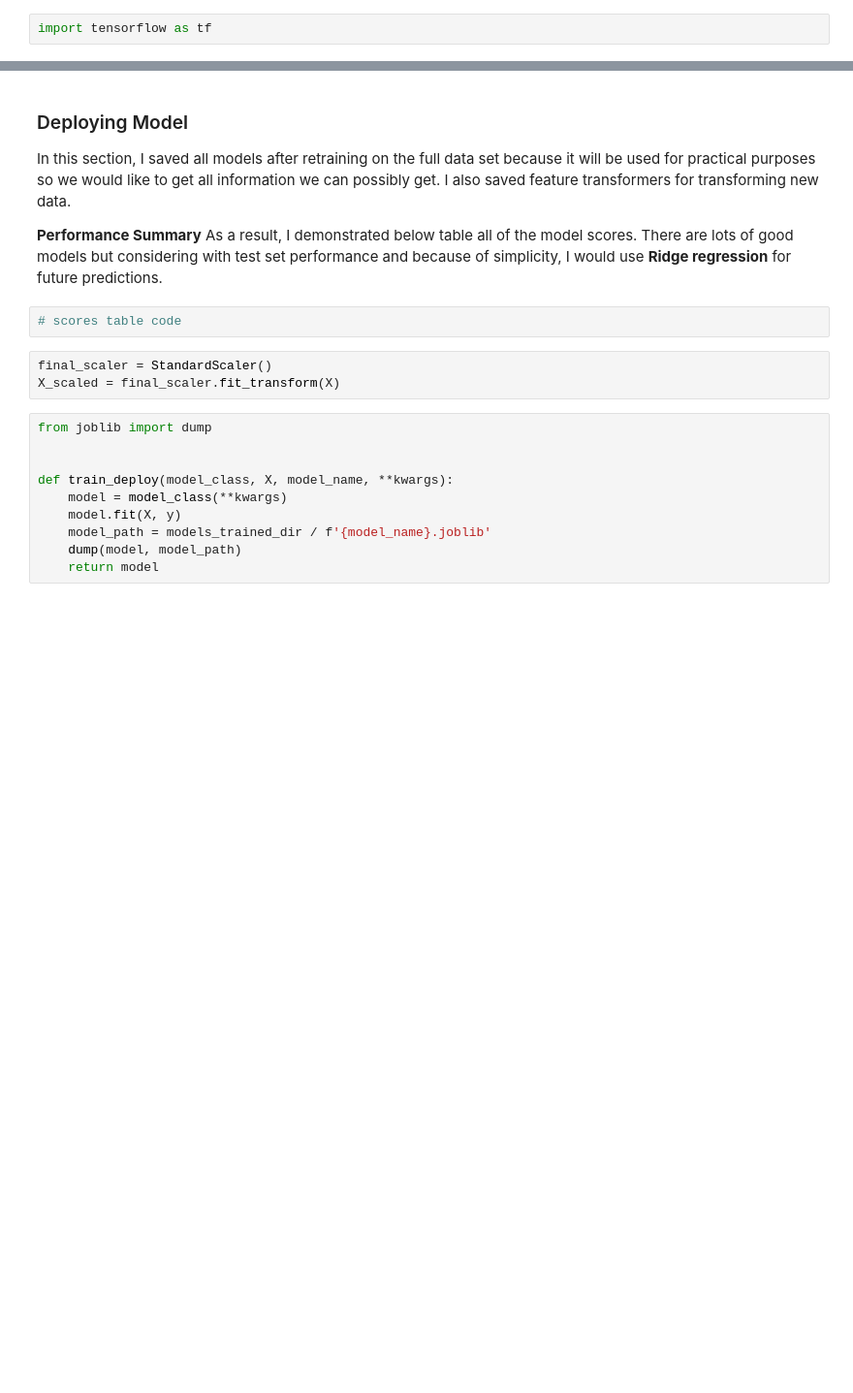
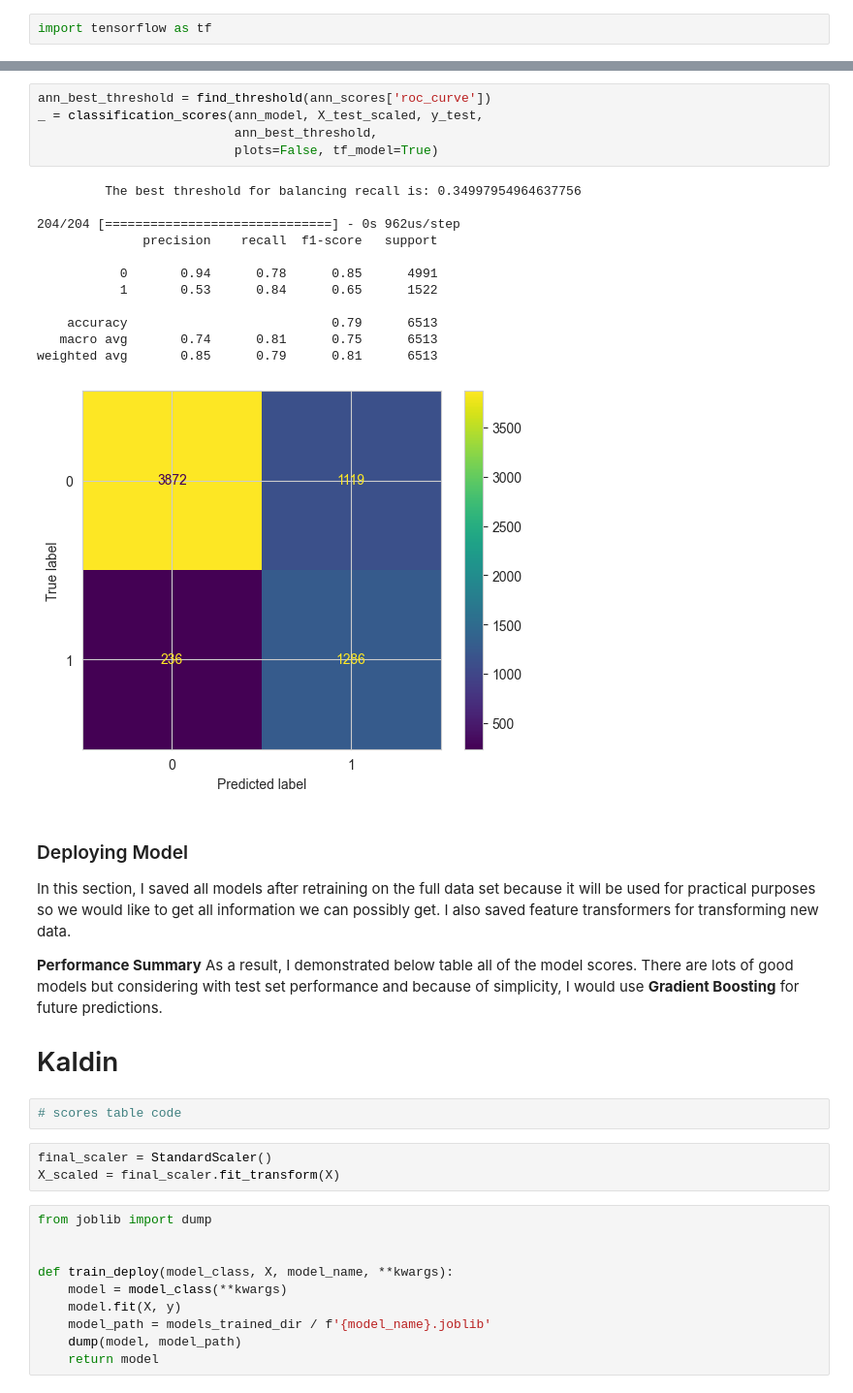
Before and after one commit to OmerSav/AdultCensusIncomeClassification, a Jupyter notebook: notebooks/0.2-os-train-models.ipynb, the cells around one changed output, grey strips where cells are left out. Shown at 97% size. Cells and saved outputs as stored; diff of their text form; blank space fills up the shorter version.

```diff
--- a/notebooks/0.2-os-train-models.ipynb
+++ b/notebooks/0.2-os-train-models.ipynb
@@ -563,10 +583,29 @@ AttributeError: 'Functional' object has no attribute 'predict_proba'
+# %%
+ann_best_threshold = find_threshold(ann_scores['roc_curve'])
+_ = classification_scores(ann_model, X_test_scaled, y_test,
+                          ann_best_threshold,
+                          plots=False, tf_model=True)
+# %% [output]
+         The best threshold for balancing recall is: 0.34997954964637756
+
+204/204 [==============================] - 0s 962us/step
+              precision    recall  f1-score   support
+
+           0       0.94      0.78      0.85      4991
+           1       0.53      0.84      0.65      1522
+
+    accuracy                           0.79      6513
+   macro avg       0.74      0.81      0.75      6513
+weighted avg       0.85      0.79      0.81      6513
+[figure, added]
 # %% [markdown]
 ### Deploying Model
 
 In this section, I saved all models after retraining on the full data set because it will be used for practical purposes so we would like to get all information we can possibly get. I also saved feature transformers for transforming new data.
 
 **Performance Summary**
-As a result, I demonstrated below table all of the model scores. There are lots of good models but considering with test set performance and because of simplicity, I would use **Ridge regression** for future predictions.
+As a result, I demonstrated below table all of the model scores. There are lots of good models but considering with test set performance and because of simplicity, I would use **Gradient Boosting** for future predictions.
+# Kaldin
 # %%
 # scores table code
 # %%
```
Also changed, not shown: parts of 20 cells of this notebook, 8 other files.
